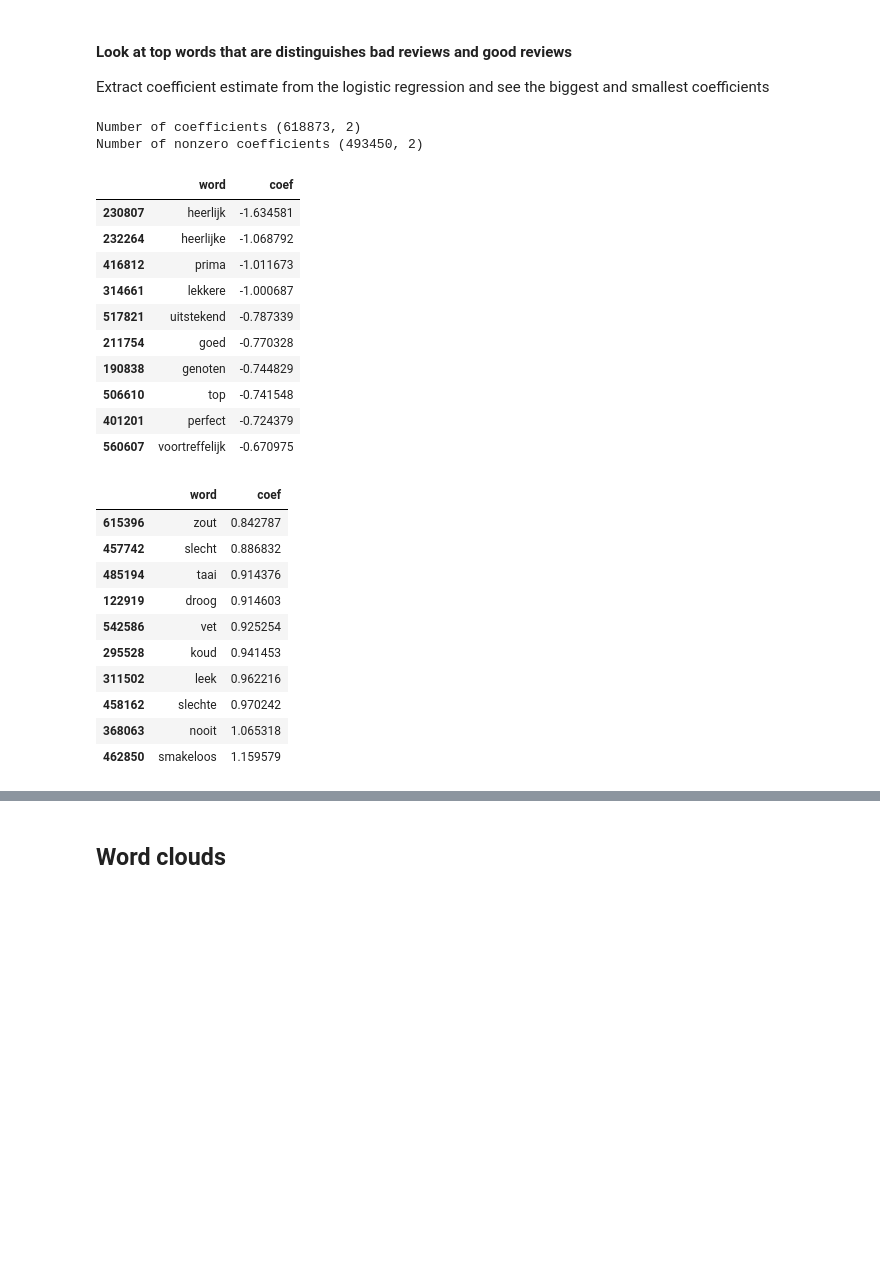
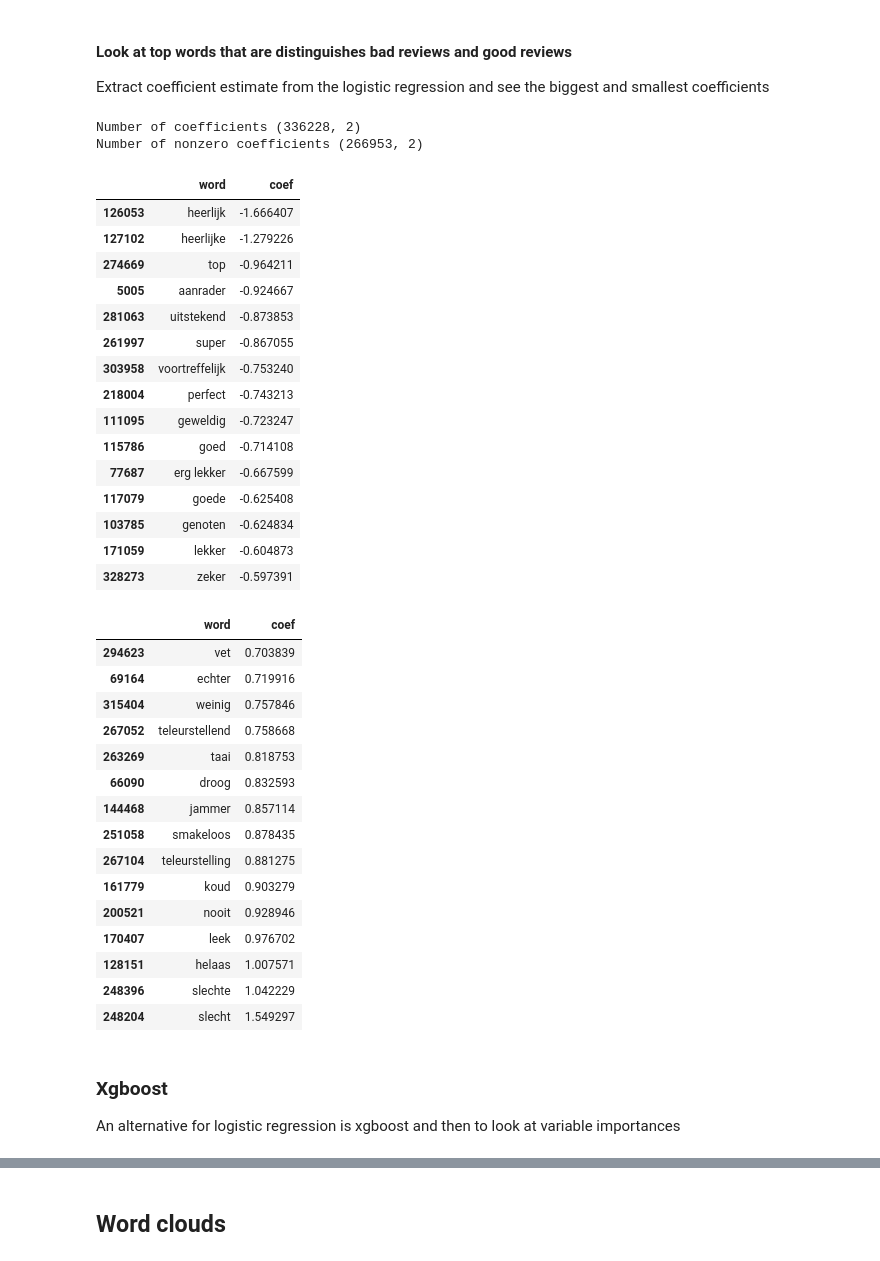
Before and after one commit to longhowlam/python_hobby_stuff, a Jupyter notebook: RestaurantReviews.ipynb, the cells around one changed output, grey strips where cells are left out. Drawn from its saved outputs; the diff is of its cells as text; code cells hidden in the pictures; blank space fills up the shorter version.

```diff
--- a/RestaurantReviews.ipynb
+++ b/RestaurantReviews.ipynb
@@ -194,4 +206,10 @@ review_sample[["Review", "cleaned_review"]].sample(3)
 # %%
-### create binary target, bad reviews if score is < 6
-review_sample = review_sample.assign(target = np.where(review_sample.eten < 6,1,0))
+###  take the bad and good reviews
+review_sample_modeling = (
+    review_sample
+    .query('eten < 5 | eten > 8')
+)
+
+### create binary target, bad if review score is < 6 and review score > 8
+review_sample_modeling = review_sample_modeling.assign(target = np.where(review_sample_modeling.eten < 6,1,0))
 # %%
@@ -202,9 +220,9 @@ review_sample.target.value_counts()
 Name: target, dtype: int64
 # %%
 cv = CountVectorizer(ngram_range=(1,2))
-cv.fit(review_sample.cleaned_review)
-X = cv.transform(review_sample.cleaned_review)
-target = review_sample.target
+cv.fit(review_sample_modeling.cleaned_review)
+X = cv.transform(review_sample_modeling.cleaned_review)
+target = review_sample_modeling.target
 
 X_train, X_val, y_train, y_val = train_test_split(
     X, target, train_size = 0.75
@@ -255,33 +273,47 @@ print("Number of nonzero coefficients", wordcoef.query('(coef < 0) | (coef > 0)'
 
 wordcoef.sort_values(by="coef", inplace = True)
 # %% [output]
-Number of coefficients (618873, 2)
-Number of nonzero coefficients (493450, 2)
+Number of coefficients (336228, 2)
+Number of nonzero coefficients (266953, 2)
 # %%
-wordcoef.head(10)
+wordcoef.head(15)
 # %% [output]
 |  | word | coef |
-| 230807 | heerlijk | -1.634581 |
-| 232264 | heerlijke | -1.068792 |
-| 416812 | prima | -1.011673 |
-| 314661 | lekkere | -1.000687 |
-| 517821 | uitstekend | -0.787339 |
-| 211754 | goed | -0.770328 |
-| 190838 | genoten | -0.744829 |
-| 506610 | top | -0.741548 |
-| 401201 | perfect | -0.724379 |
-| 560607 | voortreffelijk | -0.670975 |
+| 126053 | heerlijk | -1.666407 |
+| 127102 | heerlijke | -1.279226 |
+| 274669 | top | -0.964211 |
+| 5005 | aanrader | -0.924667 |
+| 281063 | uitstekend | -0.873853 |
+| 261997 | super | -0.867055 |
+| 303958 | voortreffelijk | -0.753240 |
+| 218004 | perfect | -0.743213 |
+| 111095 | geweldig | -0.723247 |
+| 115786 | goed | -0.714108 |
+| 77687 | erg lekker | -0.667599 |
+| 117079 | goede | -0.625408 |
+| 103785 | genoten | -0.624834 |
+| 171059 | lekker | -0.604873 |
+| 328273 | zeker | -0.597391 |
 # %%
-wordcoef.tail(10)
+wordcoef.tail(15)
 # %% [output]
 |  | word | coef |
-| 615396 | zout | 0.842787 |
-| 457742 | slecht | 0.886832 |
-| 485194 | taai | 0.914376 |
-| 122919 | droog | 0.914603 |
-| 542586 | vet | 0.925254 |
-| 295528 | koud | 0.941453 |
-| 311502 | leek | 0.962216 |
-| 458162 | slechte | 0.970242 |
-| 368063 | nooit | 1.065318 |
-| 462850 | smakeloos | 1.159579 |
+| 294623 | vet | 0.703839 |
+| 69164 | echter | 0.719916 |
+| 315404 | weinig | 0.757846 |
+| 267052 | teleurstellend | 0.758668 |
+| 263269 | taai | 0.818753 |
+| 66090 | droog | 0.832593 |
+| 144468 | jammer | 0.857114 |
+| 251058 | smakeloos | 0.878435 |
+| 267104 | teleurstelling | 0.881275 |
+| 161779 | koud | 0.903279 |
+| 200521 | nooit | 0.928946 |
+| 170407 | leek | 0.976702 |
+| 128151 | helaas | 1.007571 |
+| 248396 | slechte | 1.042229 |
+| 248204 | slecht | 1.549297 |
+# %% [markdown]
+### Xgboost
+
+An alternative for logistic regression is xgboost and then to look at variable importances
```
Also changed, not shown: parts of 26 cells of this notebook.
